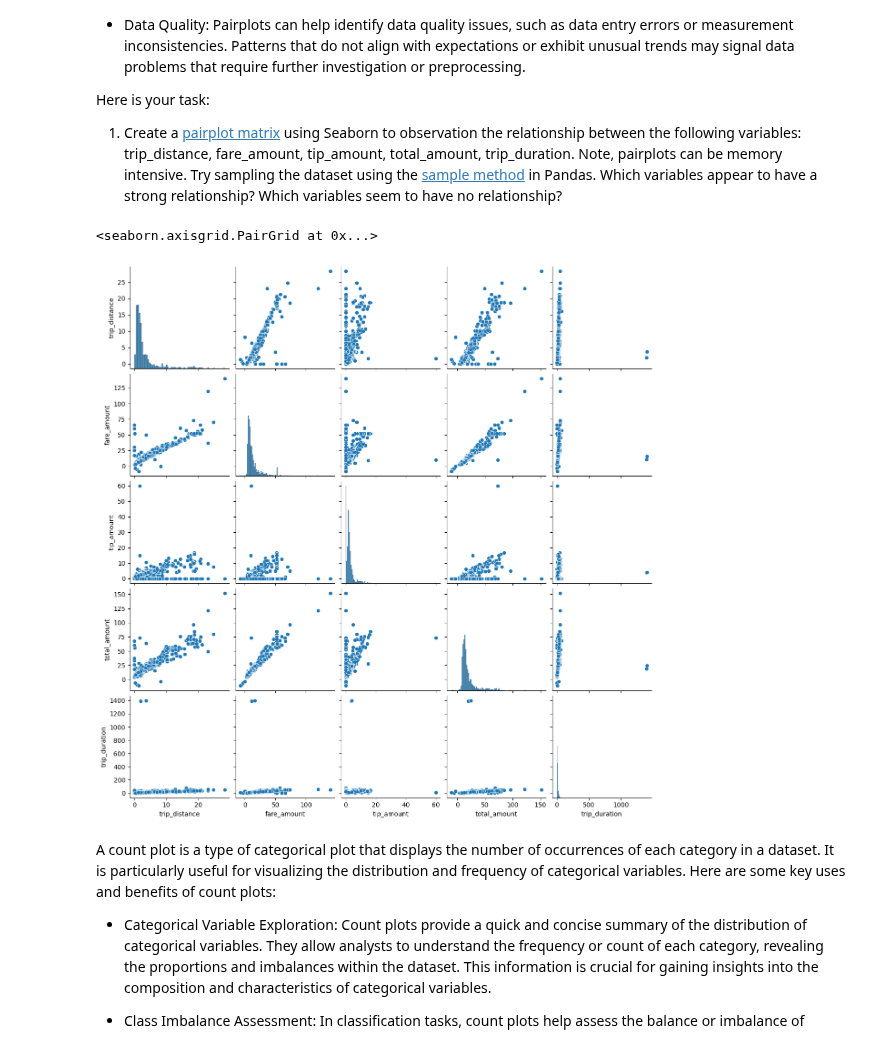
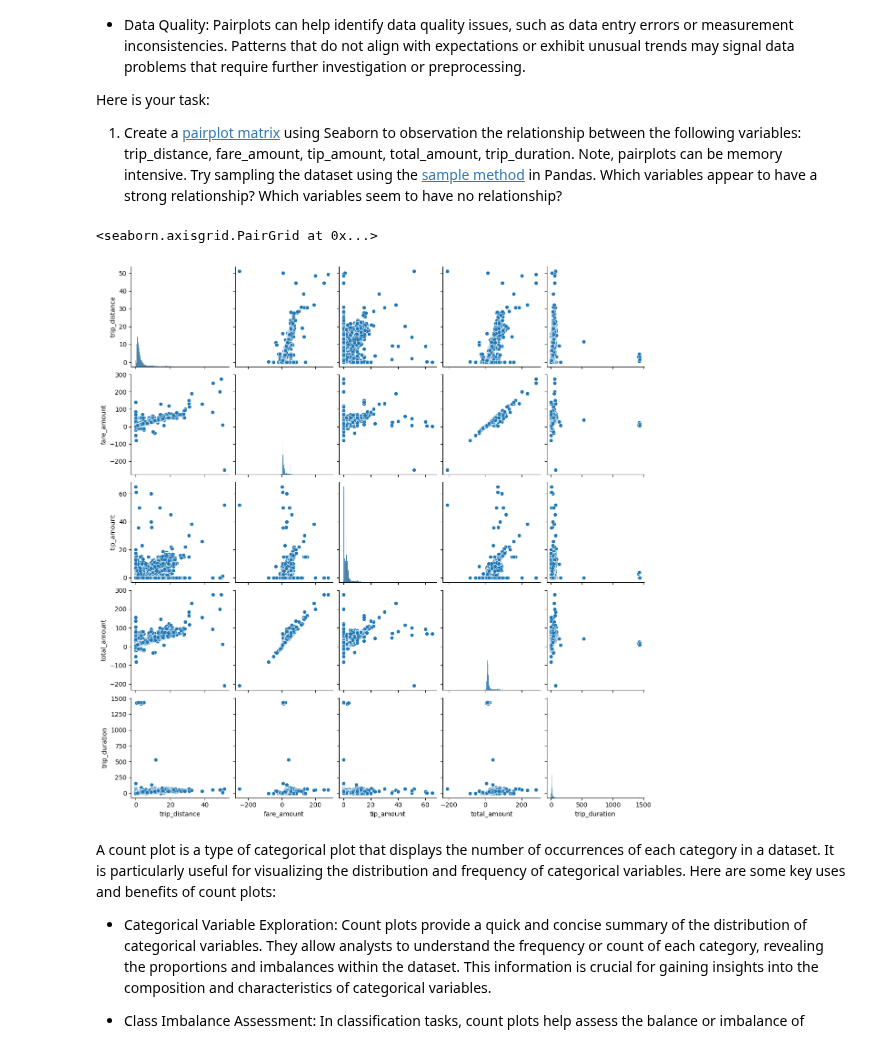
Before and after one commit to TrollRider-Kristian/Springboard-AI-Mini-Projects, a Jupyter notebook: Student_MLE_MiniProject_EDA.ipynb, the cells around one changed output. Saved outputs shown, nothing was run; the diff lists cells and outputs as text; code cells hidden in the pictures.

```diff
--- a/Student_MLE_MiniProject_EDA.ipynb
+++ b/Student_MLE_MiniProject_EDA.ipynb
@@ -206,15 +206,15 @@ Here is your task:
 # %%
 # Create a scatter plot matrix of numerical variables. If memory issues try the df.sample method.
 # There appears to be a very strong relationship between fare_amount and total_amount.
-# There also appears to be a strong correlation between total_amount and trip_distance.
-# The trip_duration variable seems to have no relationship to any of trip_distance, fare_amount, tip_amount, or total_amount.
-sns.pairplot (data = taxi_tripdata_no_missing_rows.sample(1000), kind="scatter",\
+# There also appears to be a moderate correlation between total_amount and trip_distance.
+# The trip_duration variable has little to no correlation to all other variables: trip_distance, fare_amount, tip_amount, and total_amount.
+sns.pairplot (data = taxi_tripdata_no_missing_rows.sample(10000), kind="scatter",\
   x_vars = ["trip_distance", "fare_amount", "tip_amount", "total_amount", "trip_duration"],\
   y_vars=["trip_distance", "fare_amount", "tip_amount", "total_amount", "trip_duration"]\
 )
 # %% [output]
 <seaborn.axisgrid.PairGrid at 0x...>
-[figure, old version]
+[figure, new version]
 # %% [markdown]
 A count plot is a type of categorical plot that displays the number of occurrences of each category in a dataset. It is particularly useful for visualizing the distribution and frequency of categorical variables. Here are some key uses and benefits of count plots:
 
```
Also changed, not shown: parts of 3 cells of this notebook.
